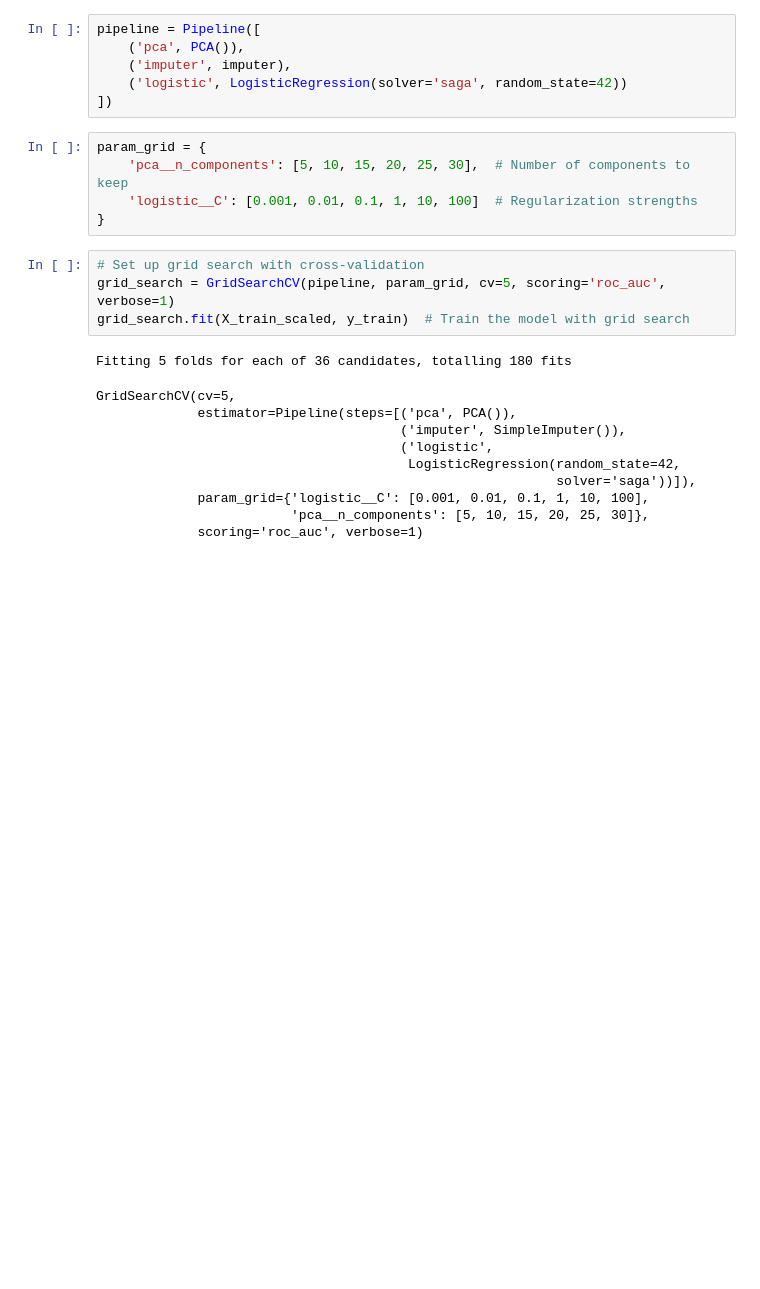
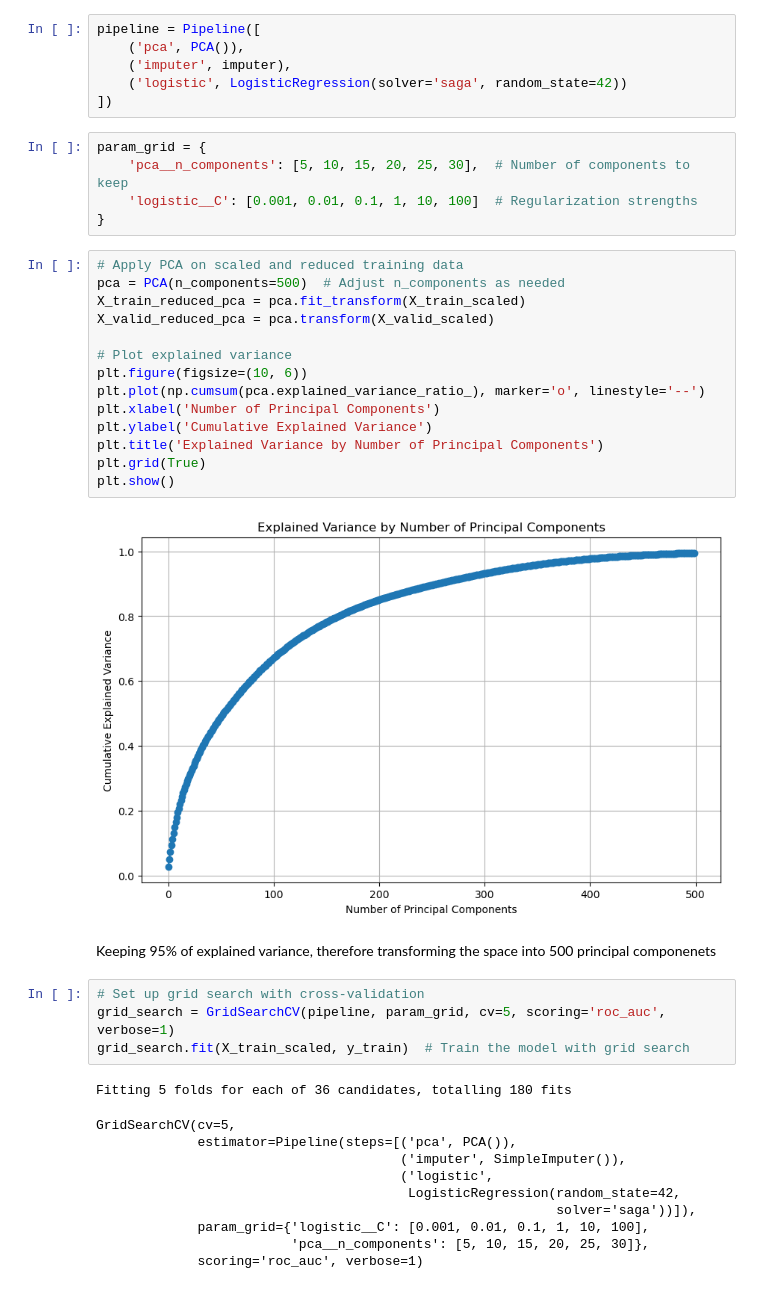
Before and after one commit to DataScienceAndEngineering/machine-learning-dse-i210-final-project-credit-risk, a Jupyter notebook: notebooks/am_regression_model.ipynb, the cells around one changed output. Drawn from its saved outputs; the diff is of its cells as text; blank space fills up the shorter version.

```diff
--- a/notebooks/am_regression_model.ipynb
+++ b/notebooks/am_regression_model.ipynb
@@ -237,6 +249,24 @@ param_grid = {
     'pca__n_components': [5, 10, 15, 20, 25, 30],  # Number of components to keep
     'logistic__C': [0.001, 0.01, 0.1, 1, 10, 100]  # Regularization strengths
 }
+# %%
+# Apply PCA on scaled and reduced training data
+pca = PCA(n_components=500)  # Adjust n_components as needed
+X_train_reduced_pca = pca.fit_transform(X_train_scaled)
+X_valid_reduced_pca = pca.transform(X_valid_scaled)
+
+# Plot explained variance
+plt.figure(figsize=(10, 6))
+plt.plot(np.cumsum(pca.explained_variance_ratio_), marker='o', linestyle='--')
+plt.xlabel('Number of Principal Components')
+plt.ylabel('Cumulative Explained Variance')
+plt.title('Explained Variance by Number of Principal Components')
+plt.grid(True)
+plt.show()
+# %% [output]
+[figure, added]
+# %% [markdown]
+Keeping 95% of explained variance, therefore transforming  the space into 500 principal componenets
 # %%
 # Set up grid search with cross-validation
 grid_search = GridSearchCV(pipeline, param_grid, cv=5, scoring='roc_auc', verbose=1)
```
Also changed, not shown: parts of 33 cells of this notebook.
